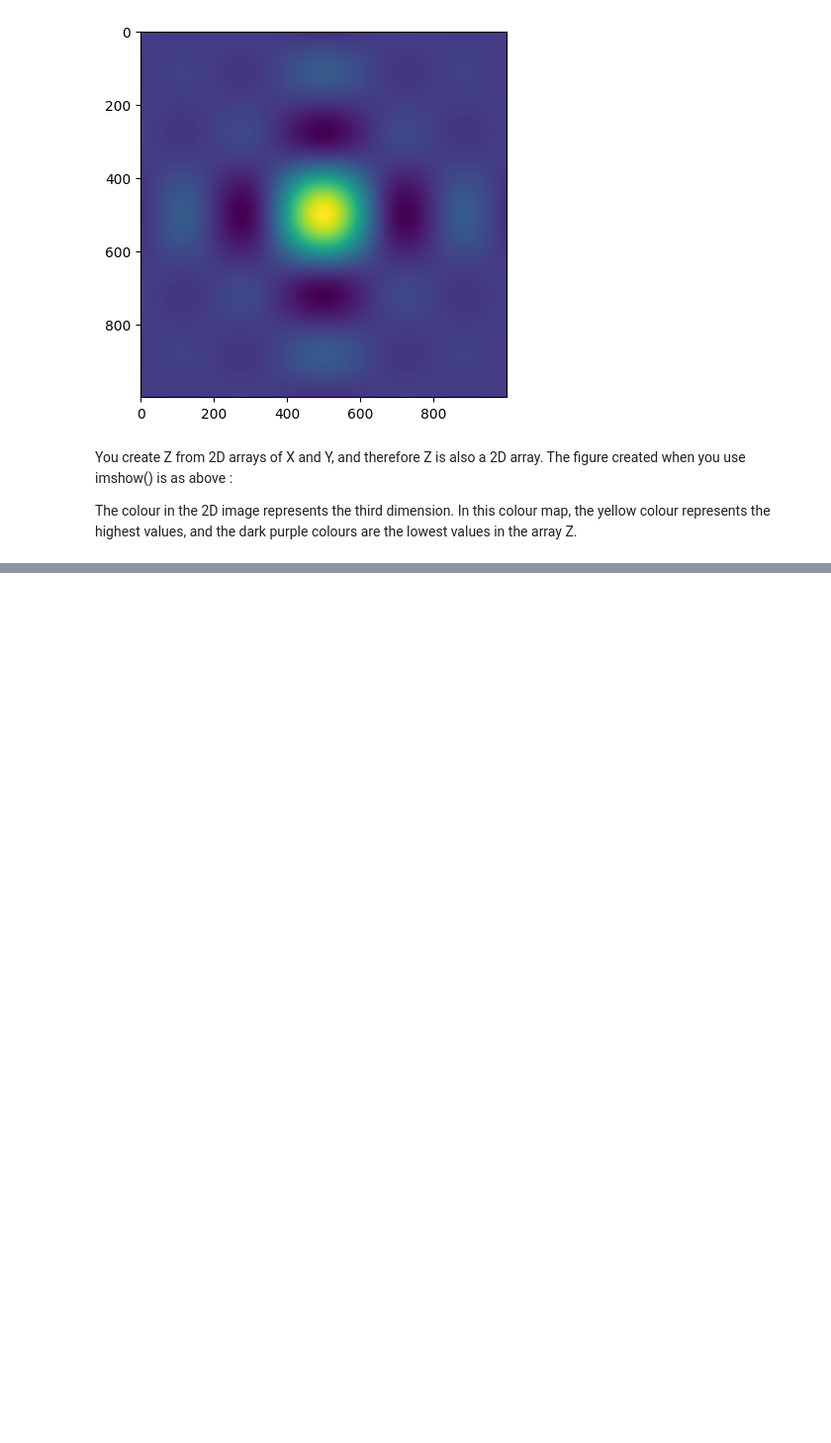
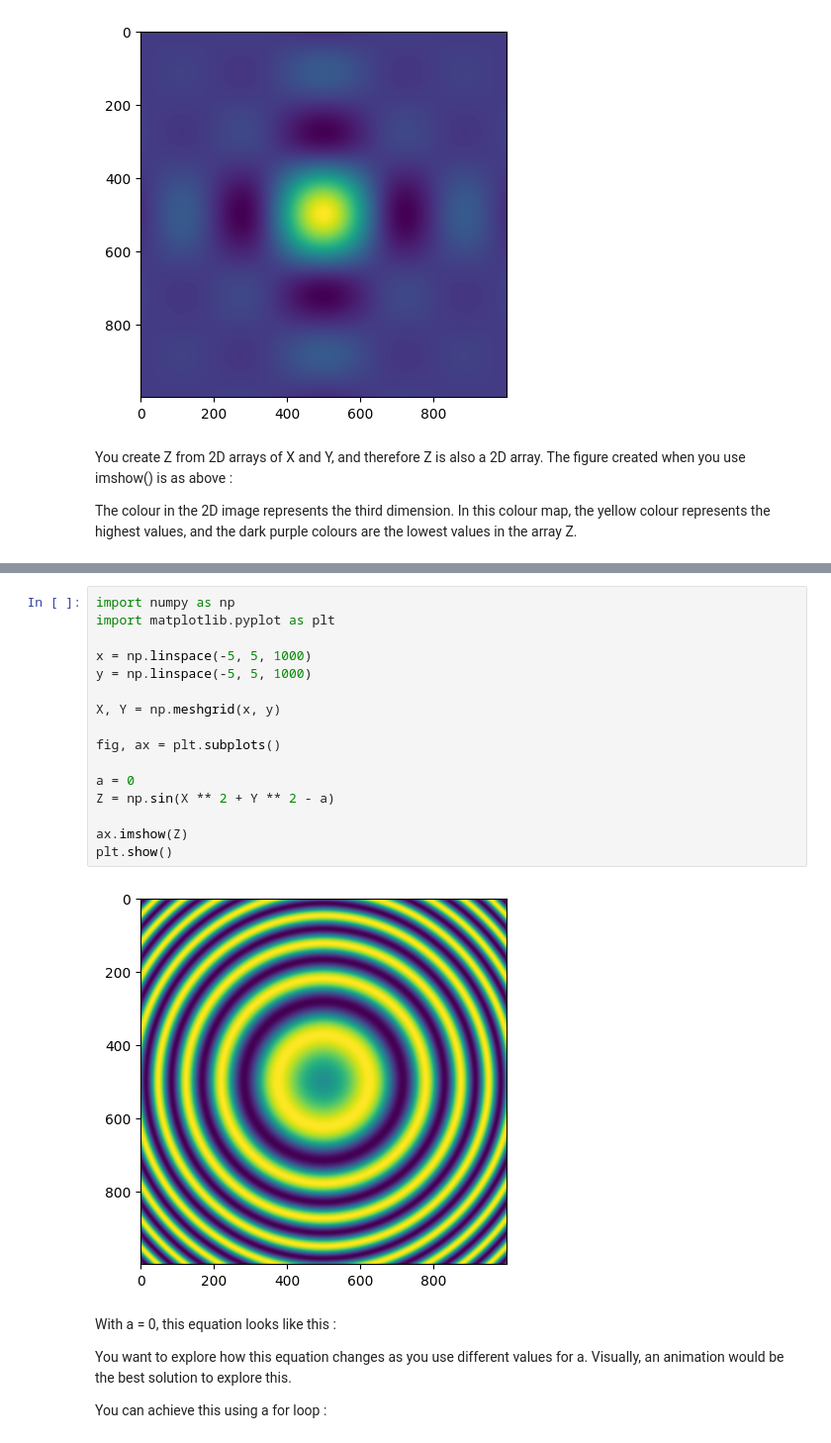
Before and after one commit to EfekanAlpsa/DataScientist-RoadMap, a Jupyter notebook: 3 - Pandas, Data Visualization/Matplotlib/Basics of Data Visualization in Python Using Matplotlib/Basics of Data Visualization in Python Using Matplotlib.ipynb, the cells around one changed output, grey strips where cells are left out. Shown at 99% size. Drawn from its saved outputs; the diff is of its cells as text; blank space fills up the shorter version.

Commit message:
reorganized 16. part of Basic of Data Visualization Python Using Matplotlib

```diff
--- a/3 - Pandas, Data Visualization/Matplotlib/Basics of Data Visualization in Python Using Matplotlib/Basics of Data Visualization in Python Using Matplotlib.ipynb
+++ b/3 - Pandas, Data Visualization/Matplotlib/Basics of Data Visualization in Python Using Matplotlib/Basics of Data Visualization in Python Using Matplotlib.ipynb
@@ -896,0 +897,24 @@ Let’s see what this equation looks like :
+# %%
+import numpy as np
+import matplotlib.pyplot as plt
+
+x = np.linspace(-5, 5, 1000)
+y = np.linspace(-5, 5, 1000)
+
+X, Y = np.meshgrid(x, y)
+
+fig, ax = plt.subplots()
+
+a = 0
+Z = np.sin(X ** 2 + Y ** 2 - a)
+
+ax.imshow(Z)
+plt.show()
+# %% [output]
+[figure, added]
+# %% [markdown]
+With a = 0, this equation looks like this :
+
+You want to explore how this equation changes as you use different values for a. Visually, an animation would be the best solution to explore this.
+
+You can achieve this using a for loop :
```
Also changed, not shown: parts of 14 cells of this notebook.
